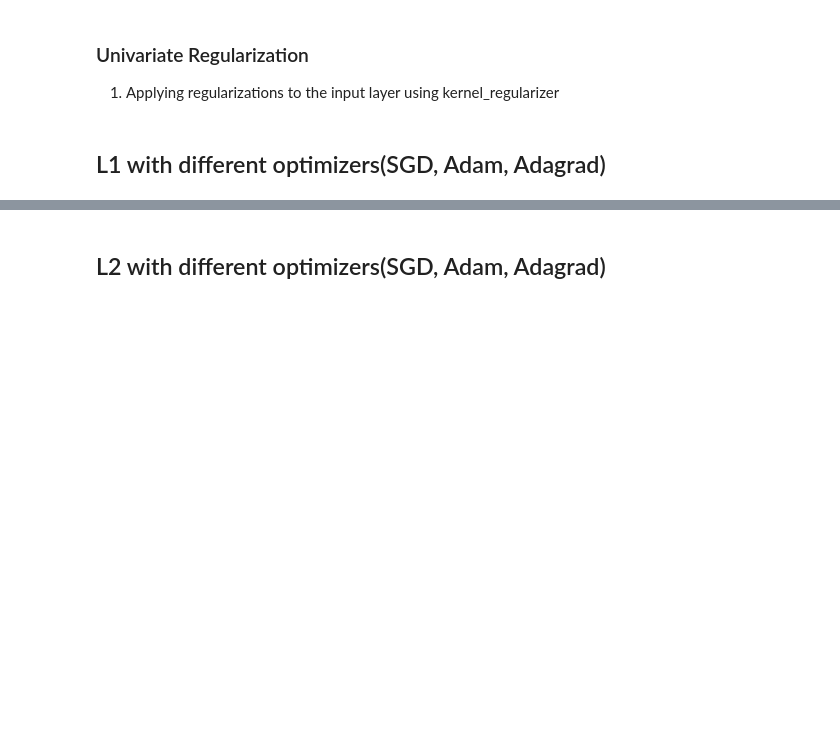
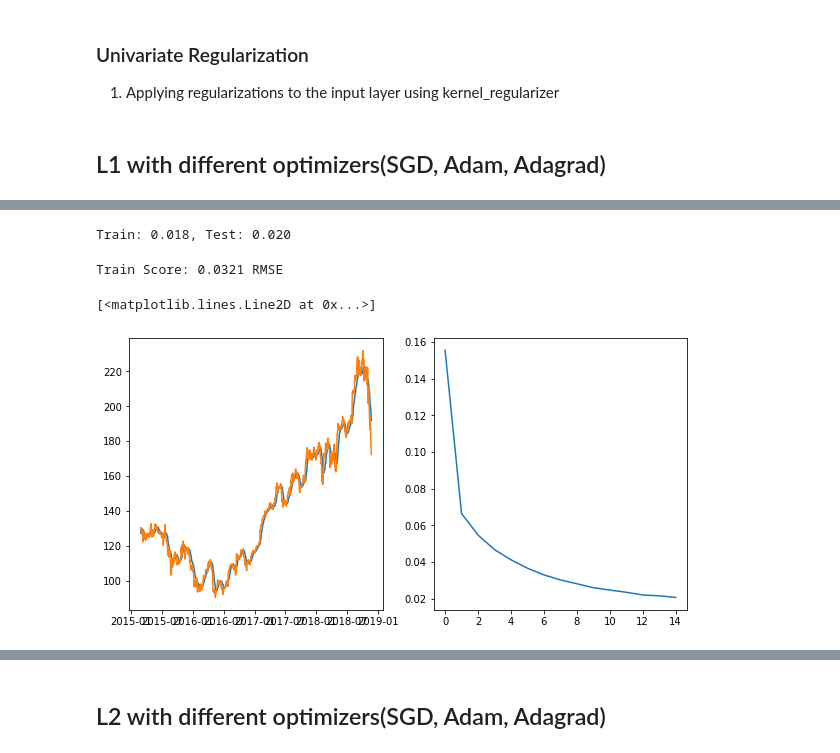
Before and after one commit to Samarmy/CS545TP, a Jupyter notebook: Armstrong-Choudhary-Hua-project.ipynb, the cells around one changed output, grey strips where cells are left out. Saved outputs shown, nothing was run; the diff lists cells and outputs as text; code cells hidden in the pictures; blank space fills up the shorter version.

```diff
--- a/Armstrong-Choudhary-Hua-project.ipynb
+++ b/Armstrong-Choudhary-Hua-project.ipynb
@@ -219,0 +306,16 @@ Epoch 10/10
+# %%
+regressor = Sequential()
+
+# Adding the first LSTM layer and some Dropout regularisation
+regressor.add(LSTM(units = 50, input_shape = (X_train.shape[1], 1),
+                   kernel_regularizer=l1(0.0001), recurrent_regularizer=l1(0.0001), bias_regularizer=l1(0.0001)))
+regressor.add(Dropout(0.25))
+
+# Adding the output layer
+regressor.add(Dense(units = 1))
+
+# Compiling the RNN
+regressor.compile(optimizer = 'adam', loss = 'mean_squared_error')
+
+# Fitting the RNN to the Training set
+history = regressor.fit(X_train, Y_train, epochs = 15, batch_size = 50)
@@ -219,0 +340,29 @@ Epoch 10/10
+# %%
+# evaluate the model
+train_mse = regressor.evaluate(X_train, Y_train, verbose=0)
+test_mse = regressor.evaluate(X_test, Y_test , verbose=0)
+print('Train: %.3f, Test: %.3f' % (train_mse, test_mse))
+# %% [output]
+Train: 0.018, Test: 0.020
+# %%
+train_set_prediction = regressor.predict(X_train)
+
+trainScore_rnn = math.sqrt(mean_squared_error(Y_train,train_set_prediction))
+print('Train Score: %.4f RMSE' % (trainScore_rnn))
+
+train_set_prediction = sc.inverse_transform(train_set_prediction)
+train_set_prediction = pd.DataFrame (train_set_prediction)
+
+train_set_prediction.index = training_set[look_back:].index
+
+plt.figure(figsize=(10, 5))
+plt.subplot(1, 2, 1)
+plt.plot(train_set_prediction)
+plt.plot(training_set[look_back:])
+
+plt.subplot(1, 2, 2)
+plt.plot(history.history['loss'])
+# %% [output]
+Train Score: 0.0321 RMSE
+[<matplotlib.lines.Line2D at 0x...>]
+[figure, added]
```
Also changed, not shown: parts of 57 cells of this notebook.
